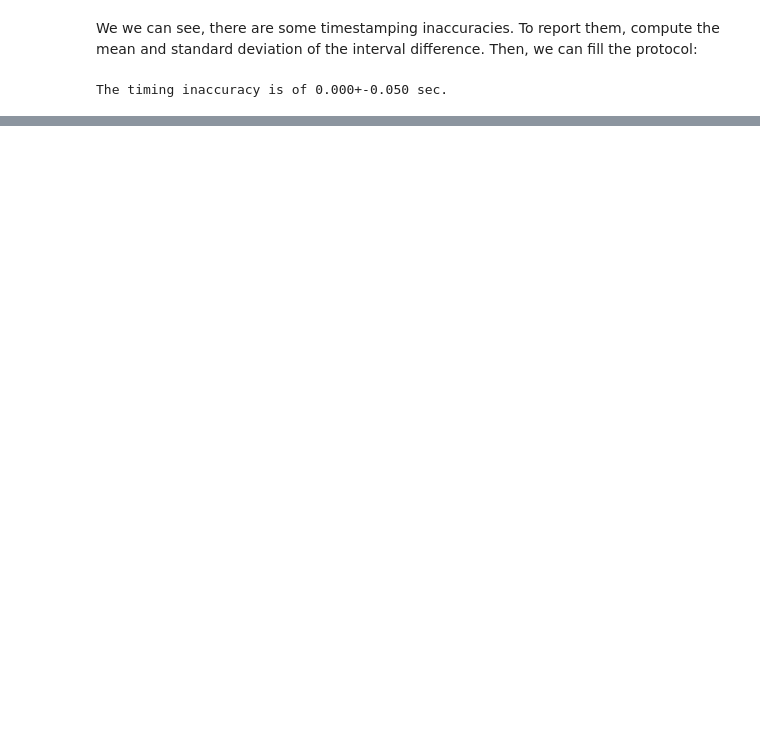
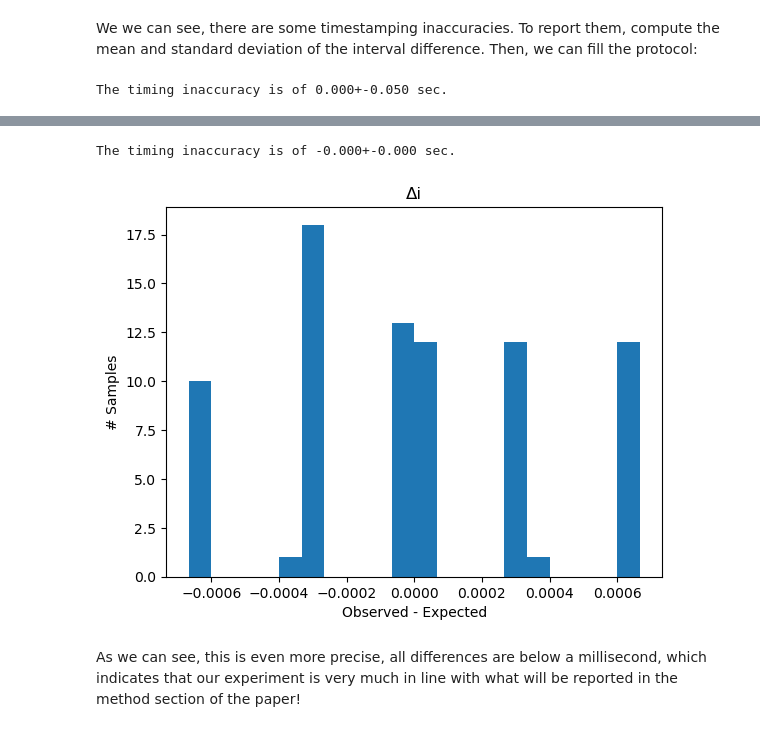
Before and after one commit to Cogitate-consortium/ExperimentTestingFramework, a Jupyter notebook: dummyExperiment/TestingProtocol.ipynb, the cells around one changed output, grey strips where cells are left out. Saved outputs shown, nothing was run; the diff lists cells and outputs as text; code cells hidden in the pictures; blank space fills up the shorter version.

```diff
--- a/dummyExperiment/TestingProtocol.ipynb
+++ b/dummyExperiment/TestingProtocol.ipynb
@@ -273,0 +371,23 @@ The timing inaccuracy is of 0.000+-0.050 sec.
+# %%
+# Extract the observed duration of the stimuli. In this case, it is every second entry of the photodiode interval starting from 1 instead of 0:
+obs_duration = pd_interval[1::2]
+expected_duration = 2.0 - log["duration"].to_numpy() + log["iti"].to_numpy()
+# Compute the difference between the observed duration and the expected duration (deltai in our paper):
+delta_i = obs_duration - expected_duration[:-1]
+
+# Plot as a histogram:
+fig, ax = plt.subplots()
+ax.hist(delta_i, bins=20)
+ax.set_ylabel("# Samples")
+ax.set_xlabel("Observed - Expected")
+ax.set_title("Δi")
+
+# Compute the mean and the standard deviation. It should be close to 0:
+mean_diff = np.mean(delta_i)
+std_diff  = np.std(delta_i)
+print("The timing inaccuracy is of {:.3f}+-{:.3f} sec.".format(mean_diff, std_diff))
+# %% [output]
+The timing inaccuracy is of -0.000+-0.000 sec.
+[figure, added]
+# %% [markdown]
+As we can see, this is even more precise, all differences are below a millisecond, which indicates that our experiment is very much in line with what will be reported in the method section of the paper!
```
Also changed, not shown: parts of 32 cells of this notebook.
